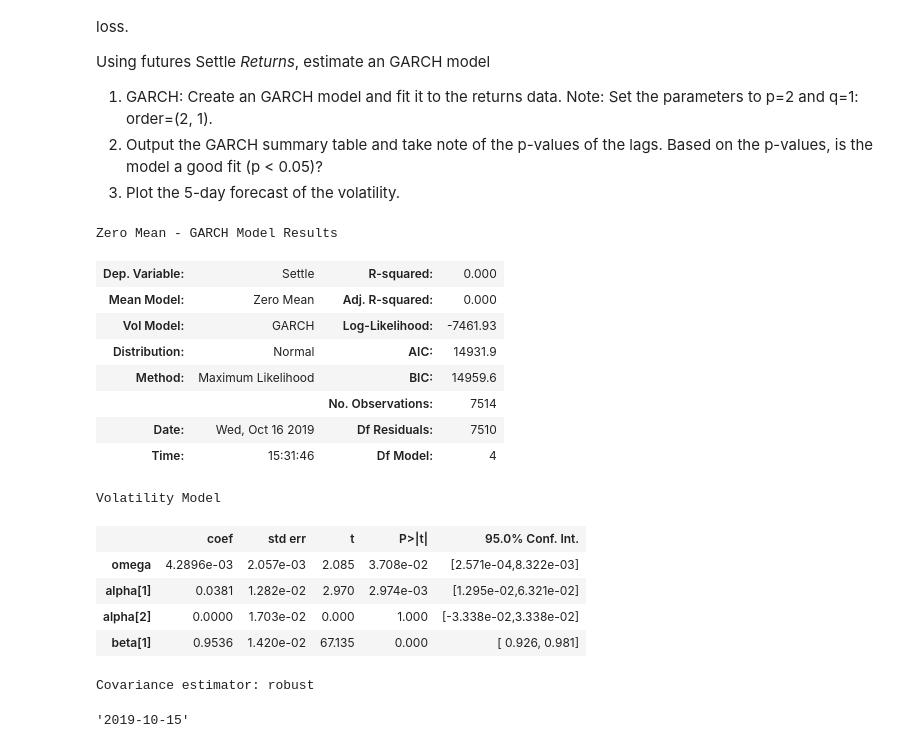
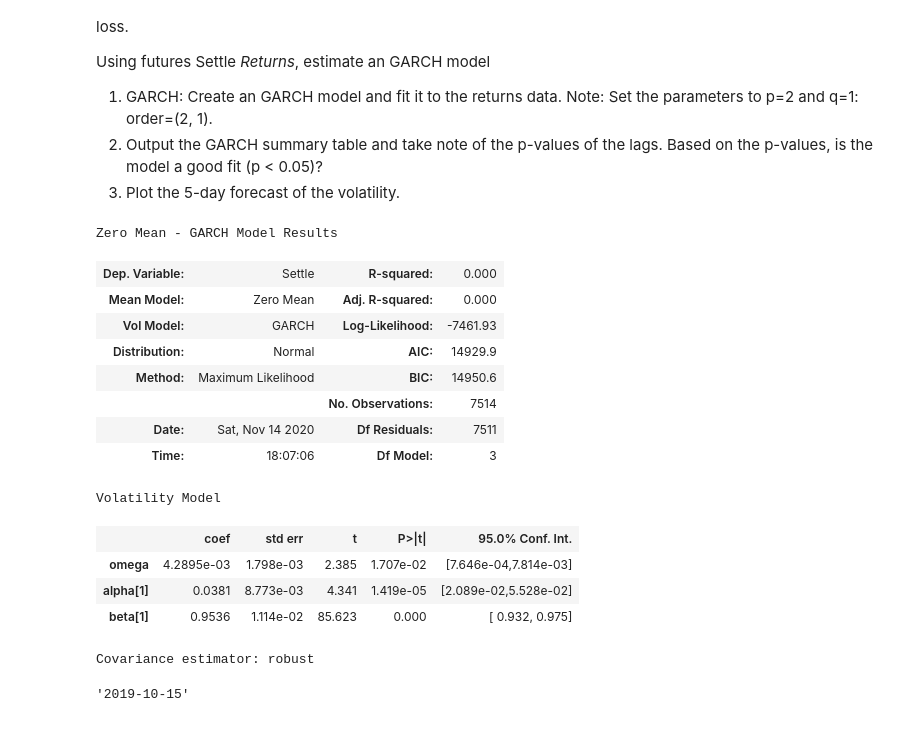
Before and after one commit to jackfazzone/10-Time-Series, a Jupyter notebook: 10-Time-Series/Instructions/Starter_Code/time_series_analysis.ipynb, the cells around one changed output. Saved outputs shown, nothing was run; the diff lists cells and outputs as text; code cells hidden in the pictures.

```diff
--- a/10-Time-Series/Instructions/Starter_Code/time_series_analysis.ipynb
+++ b/10-Time-Series/Instructions/Starter_Code/time_series_analysis.ipynb
@@ -232,22 +234,26 @@ import arch
+# %%
+# Estimate a GARCH model:
+model = arch_model(returns, mean="Zero", vol="GARCH", p=1, q=1)
+# Fit the model
+res = model.fit(disp="off")
 # %%
 # Summarize the model results
-# YOUR CODE HERE!
+res.summary()
 # %% [output]
 Zero Mean - GARCH Model Results
 | Dep. Variable: | Settle | R-squared: | 0.000 |
 | Mean Model: | Zero Mean | Adj. R-squared: | 0.000 |
 | Vol Model: | GARCH | Log-Likelihood: | -7461.93 |
-| Distribution: | Normal | AIC: | 14931.9 |
-| Method: | Maximum Likelihood | BIC: | 14959.6 |
+| Distribution: | Normal | AIC: | 14929.9 |
+| Method: | Maximum Likelihood | BIC: | 14950.6 |
 |  |  | No. Observations: | 7514 |
-| Date: | Wed, Oct 16 2019 | Df Residuals: | 7510 |
-| Time: | 15:31:46 | Df Model: | 4 |
+| Date: | Sat, Nov 14 2020 | Df Residuals: | 7511 |
+| Time: | 18:07:06 | Df Model: | 3 |
 Volatility Model
 |  | coef | std err | t | P>|t| | 95.0% Conf. Int. |
-| omega | 4.2896e-03 | 2.057e-03 | 2.085 | 3.708e-02 | [2.571e-04,8.322e-03] |
-| alpha[1] | 0.0381 | 1.282e-02 | 2.970 | 2.974e-03 | [1.295e-02,6.321e-02] |
-| alpha[2] | 0.0000 | 1.703e-02 | 0.000 | 1.000 | [-3.338e-02,3.338e-02] |
-| beta[1] | 0.9536 | 1.420e-02 | 67.135 | 0.000 | [ 0.926, 0.981] |
+| omega | 4.2895e-03 | 1.798e-03 | 2.385 | 1.707e-02 | [7.646e-04,7.814e-03] |
+| alpha[1] | 0.0381 | 8.773e-03 | 4.341 | 1.419e-05 | [2.089e-02,5.528e-02] |
+| beta[1] | 0.9536 | 1.114e-02 | 85.623 | 0.000 | [ 0.932, 0.975] |
 Covariance estimator: robust
 # %%
 # Find the last day of the dataset
```
Also changed, not shown: parts of 9 cells of this notebook.
